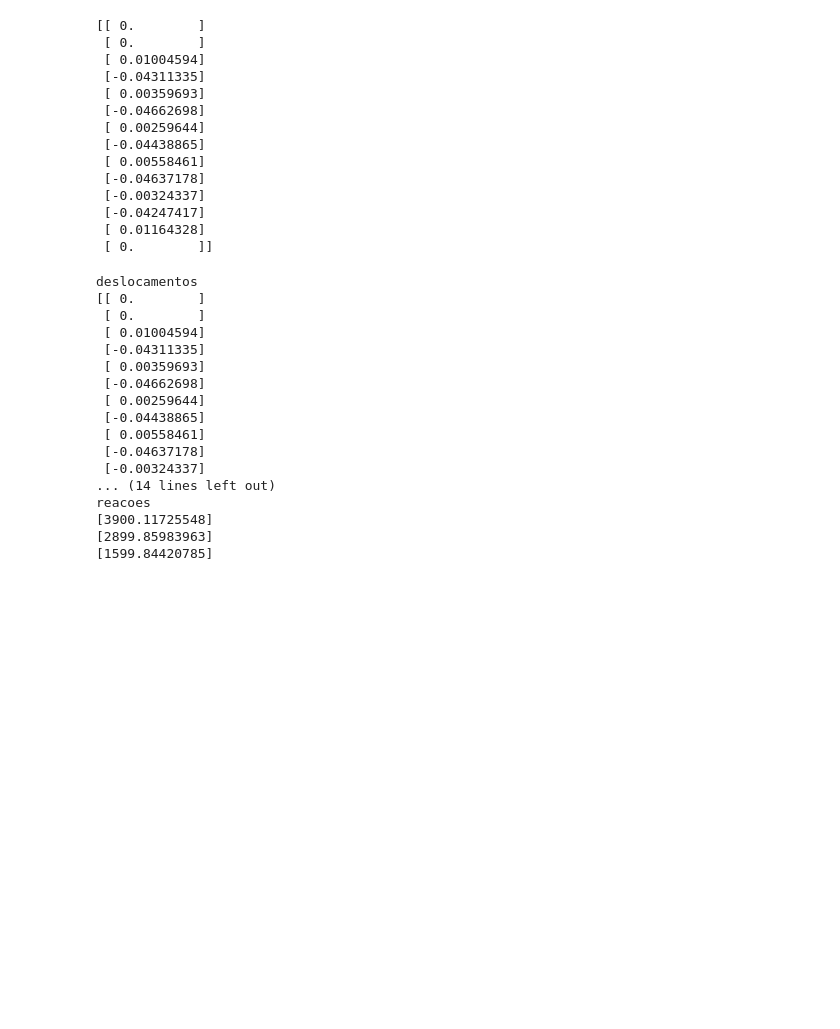
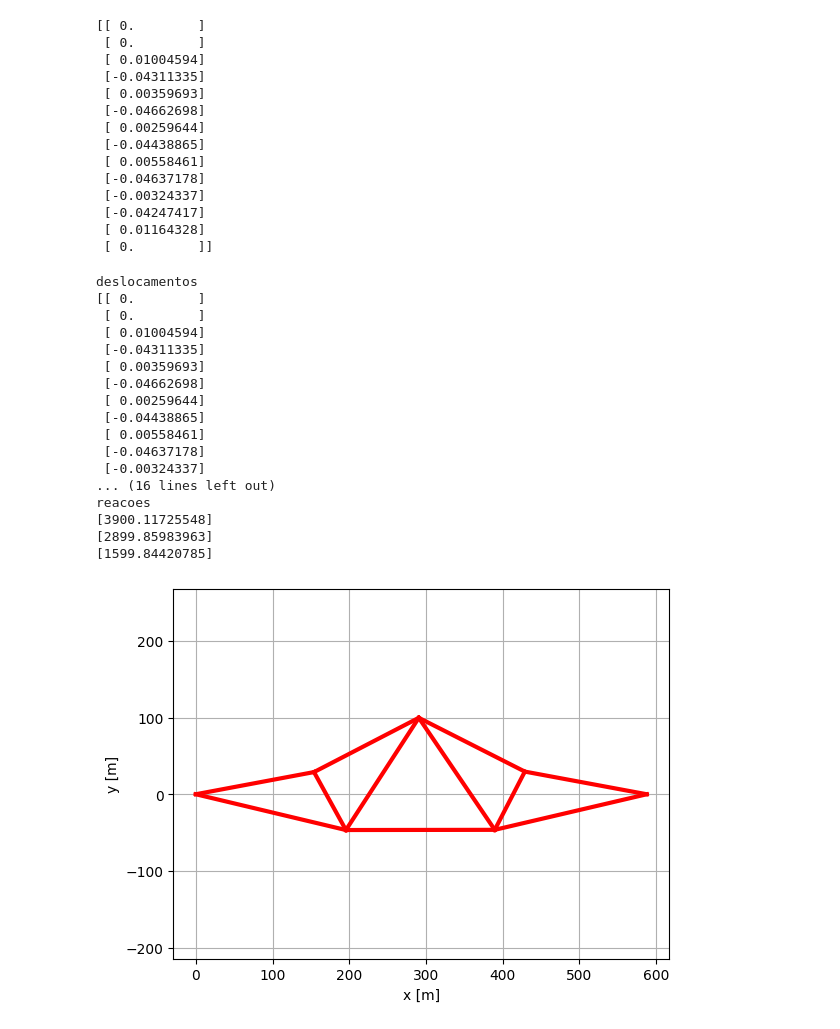
Before and after one commit to PedroBittarBarao/TransCal-Aps-4, a Jupyter notebook: teste implement.ipynb, the cells around one changed output. Cells and saved outputs as stored; diff of their text form; code cells hidden in the pictures; blank space fills up the shorter version.

Commit message:
add Output visual

```diff
--- a/teste implement.ipynb
+++ b/teste implement.ipynb
@@ -236,7 +236,7 @@ for el in range(nm):
 print("deslocamentos")
 print(u_completo,"\n")
 print("deformações")
-print(deform,"\n")
+print(np.array(deform),"\n")
 print("tensões")
 print((tens),"\n")
 print("forças")
@@ -260,10 +260,21 @@ deslocamentos
  [ 0.00558461]
  [-0.04637178]
  [-0.00324337]
-... (14 lines left out)
+... (16 lines left out)
 reacoes
 [3900.11725548]
 [2899.85983963]
 [1599.84420785]
 # %%
 ft.geraSaida("saidaImplement",Reac,u_completo,deform,Fi,tens)
+# %%
+N2 = N.copy()
+for i in range (nn):
+    N2[0][i] += (u_completo[i*2][0])*1000
+    N2[1][i] += (u_completo[i*2+1][0])*1000
+
+
+
+ft.plota(N2,Inc)
+# %% [output]
+[figure, added]
```
Also changed, not shown: 1 other file.
